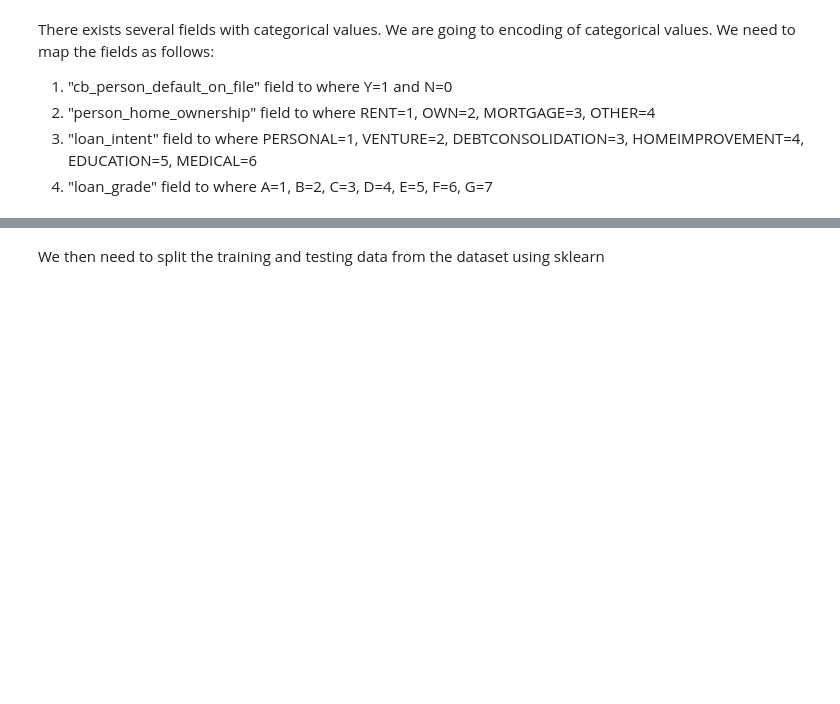
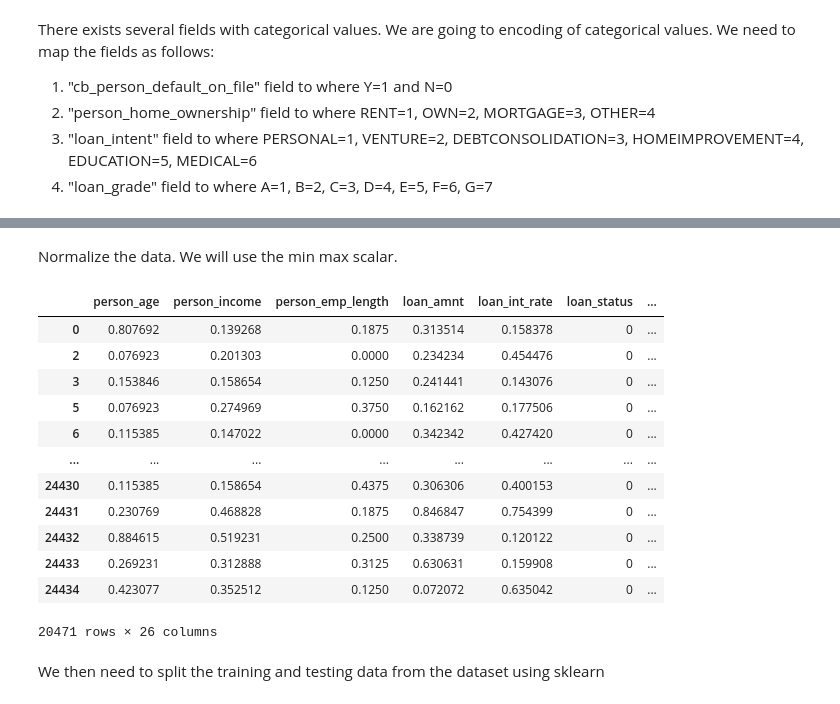
Before and after one commit to markmuigai/MSC-Assignments, a Jupyter notebook: CCI 501/Classification/classification.ipynb, the cells around one changed output, grey strips where cells are left out. Saved outputs shown, nothing was run; the diff lists cells and outputs as text; code cells hidden in the pictures; blank space fills up the shorter version.

```diff
--- a/CCI 501/Classification/classification.ipynb
+++ b/CCI 501/Classification/classification.ipynb
@@ -102,3 +131,25 @@ dataset
+# %% [markdown]
+Normalize the data. We will use the min max scalar.
+# %%
+scaler = MinMaxScaler()
+columns = ["person_age", "person_income", "person_emp_length", "loan_amnt", "loan_int_rate", "loan_percent_income",
+           "cb_person_cred_hist_length"]
+dataset[columns] = scaler.fit_transform(dataset[columns])
+dataset
+# %% [output]
+|  | person_age | person_income | person_emp_length | loan_amnt | loan_int_rate | loan_status | ... |
+| 0 | 0.807692 | 0.139268 | 0.1875 | 0.313514 | 0.158378 | 0 | ... |
+| 2 | 0.076923 | 0.201303 | 0.0000 | 0.234234 | 0.454476 | 0 | ... |
+| 3 | 0.153846 | 0.158654 | 0.1250 | 0.241441 | 0.143076 | 0 | ... |
+| 5 | 0.076923 | 0.274969 | 0.3750 | 0.162162 | 0.177506 | 0 | ... |
+| 6 | 0.115385 | 0.147022 | 0.0000 | 0.342342 | 0.427420 | 0 | ... |
+| ... | ... | ... | ... | ... | ... | ... | ... |
+| 24430 | 0.115385 | 0.158654 | 0.4375 | 0.306306 | 0.400153 | 0 | ... |
+| 24431 | 0.230769 | 0.468828 | 0.1875 | 0.846847 | 0.754399 | 0 | ... |
+| 24432 | 0.884615 | 0.519231 | 0.2500 | 0.338739 | 0.120122 | 0 | ... |
+| 24433 | 0.269231 | 0.312888 | 0.3125 | 0.630631 | 0.159908 | 0 | ... |
+| 24434 | 0.423077 | 0.352512 | 0.1250 | 0.072072 | 0.635042 | 0 | ... |
+20471 rows × 26 columns
 # %% [markdown]
 We then need to split the training and testing data from the dataset using sklearn
 # %%
```
Also changed, not shown: parts of 27 cells of this notebook.
